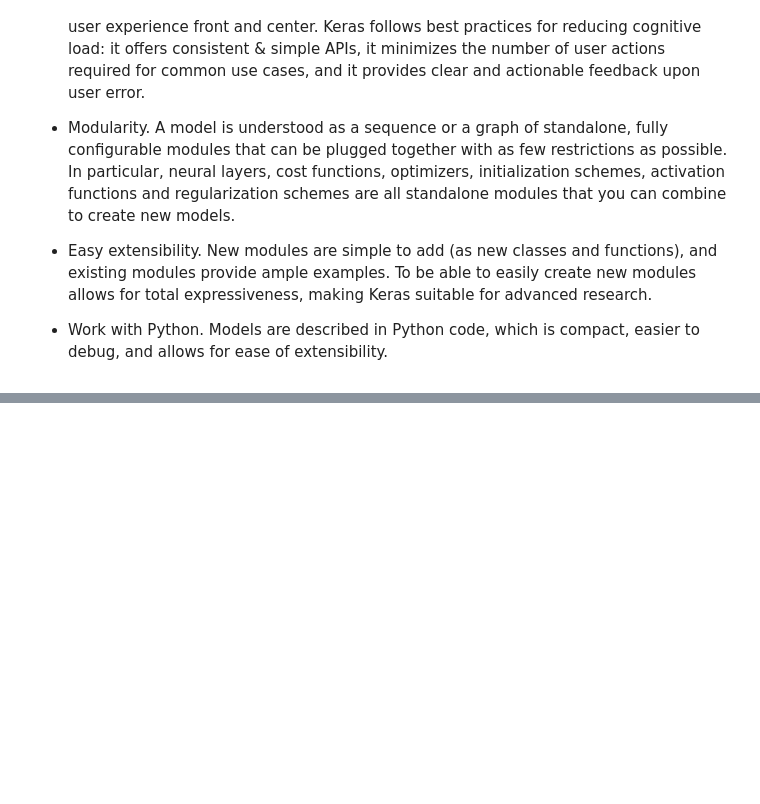
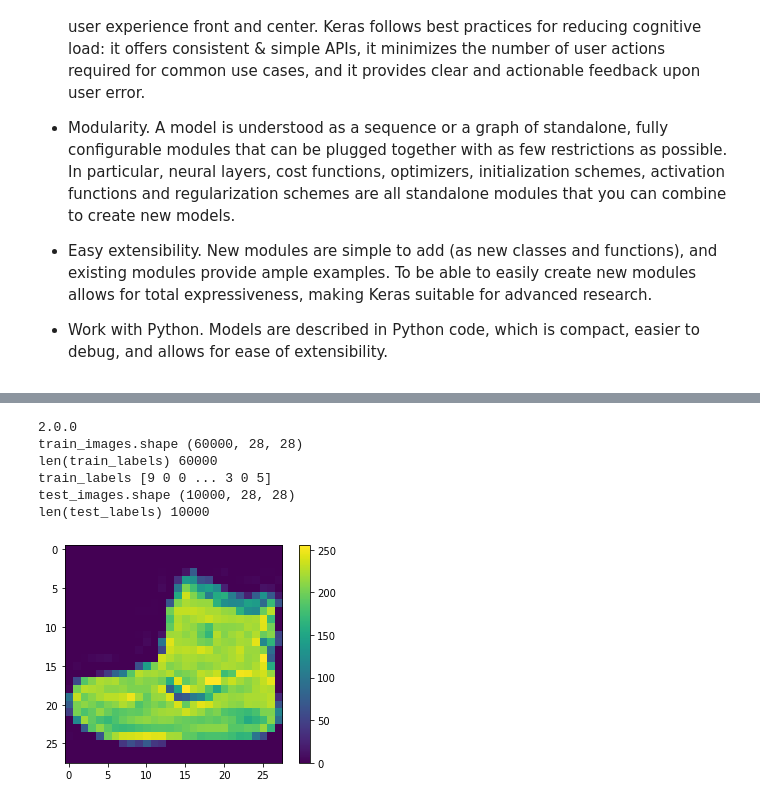
Before and after one commit to wurde/tf-keras, a Jupyter notebook: index.ipynb, the cells around one changed output, grey strips where cells are left out. Saved outputs shown, nothing was run; the diff lists cells and outputs as text; code cells hidden in the pictures; blank space fills up the shorter version.

Commit message:
Train image classifier on Fashion MNIST

```diff
--- a/index.ipynb
+++ b/index.ipynb
@@ -89,0 +84,59 @@ ModuleNotFoundError: No module named 'matplotlib'
+# %%
+#
+# Dependencies
+#
+
+import tensorflow as tf
+from tensorflow import keras
+from tensorboard import notebook
+import numpy as np
+import matplotlib.pyplot as plt
+import datetime, os
+
+print(tf.__version__)
+
+# Load the TensorBoard notebook extension
+%load_ext tensorboard
+
+#
+# Dataset
+#
+
+fashion_mnist = keras.datasets.fashion_mnist
+(train_images, train_labels), (test_images, test_labels) = fashion_mnist.load_data()
+
+#
+# Constants
+#
+
+class_names = ['T-shirt/top', 'Trouser', 'Pullover', 'Dress', 'Coat',
+               'Sandal', 'Shirt', 'Sneaker', 'Bag', 'Ankle boot']
+
+#
+# Data Introspection
+#
+
+print('train_images.shape', train_images.shape)
+print('len(train_labels)', len(train_labels))
+print('train_labels', train_labels)
+print('test_images.shape', test_images.shape)
+print('len(test_labels)', len(test_labels))
+# %% [output]
+2.0.0
+train_images.shape (60000, 28, 28)
+len(train_labels) 60000
+train_labels [9 0 0 ... 3 0 5]
+test_images.shape (10000, 28, 28)
+len(test_labels) 10000
+# %%
+#
+# Dataset Introspection
+#
+
+plt.figure()
+plt.imshow(train_images[0])
+plt.colorbar()
+plt.grid(False)
+plt.show()
+# %% [output]
+[figure, added]
```
Also changed, not shown: parts of 22 cells of this notebook, 14 other files.
